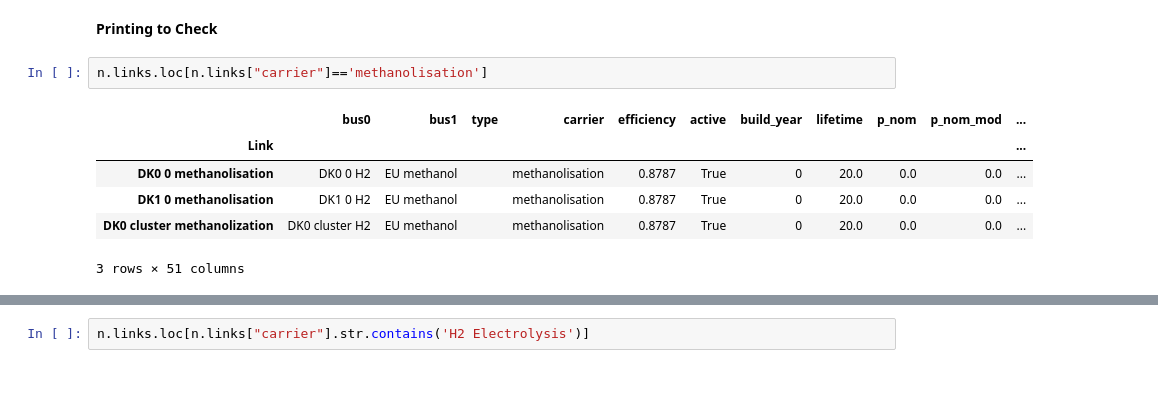
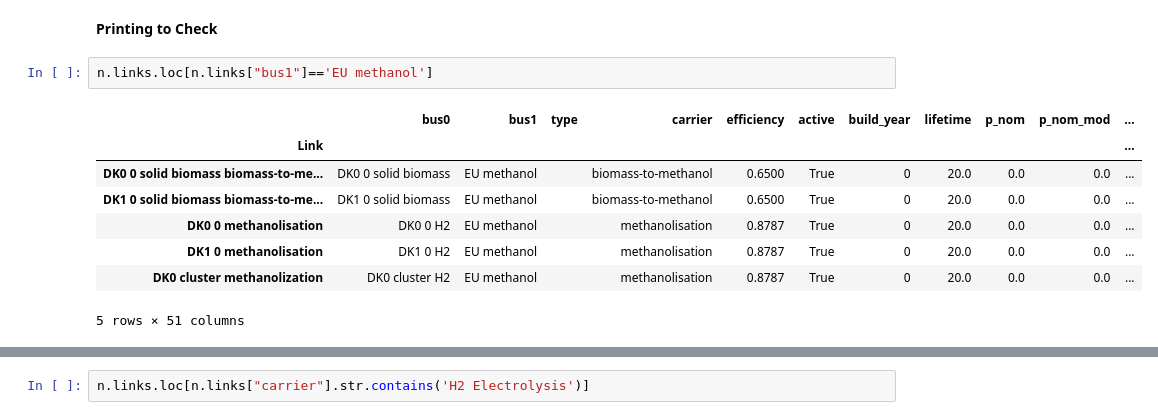
Before and after one commit to FrugisRoss/pypsa-eur, a Jupyter notebook: DK_clusters.ipynb, the cells around one changed output, grey strips where cells are left out. Drawn from its saved outputs; the diff is of its cells as text; blank space fills up the shorter version.

```diff
--- a/DK_clusters.ipynb
+++ b/DK_clusters.ipynb
@@ -207,11 +296,13 @@ n.links["reversed"] = n.links["reversed"].fillna(False).astype(bool)
 # %% [markdown]
 **Printing to Check**
-# %%
-n.links.loc[n.links["carrier"]=='methanolisation']
-# %% [output]
-|  | bus0 | bus1 | type | carrier | efficiency | active | build_year | lifetime | p_nom | p_nom_mod | ... |
-| Link |  |  |  |  |  |  |  |  |  |  | ... |
-| DK0 0 methanolisation | DK0 0 H2 | EU methanol |  | methanolisation | 0.8787 | True | 0 | 20.0 | 0.0 | 0.0 | ... |
-| DK1 0 methanolisation | DK1 0 H2 | EU methanol |  | methanolisation | 0.8787 | True | 0 | 20.0 | 0.0 | 0.0 | ... |
-| DK0 cluster methanolization | DK0 cluster H2 | EU methanol |  | methanolisation | 0.8787 | True | 0 | 20.0 | 0.0 | 0.0 | ... |
-3 rows × 51 columns
+# %%
+n.links.loc[n.links["bus1"]=='EU methanol']
+# %% [output]
+|  | bus0 | bus1 | type | carrier | efficiency | active | build_year | lifetime | p_nom | p_nom_mod | ... |
+| Link |  |  |  |  |  |  |  |  |  |  | ... |
+| DK0 0 solid biomass biomass-to-me... | DK0 0 solid biomass | EU methanol |  | biomass-to-methanol | 0.6500 | True | 0 | 20.0 | 0.0 | 0.0 | ... |
+| DK1 0 solid biomass biomass-to-me... | DK1 0 solid biomass | EU methanol |  | biomass-to-methanol | 0.6500 | True | 0 | 20.0 | 0.0 | 0.0 | ... |
+| DK0 0 methanolisation | DK0 0 H2 | EU methanol |  | methanolisation | 0.8787 | True | 0 | 20.0 | 0.0 | 0.0 | ... |
+| DK1 0 methanolisation | DK1 0 H2 | EU methanol |  | methanolisation | 0.8787 | True | 0 | 20.0 | 0.0 | 0.0 | ... |
+| DK0 cluster methanolization | DK0 cluster H2 | EU methanol |  | methanolisation | 0.8787 | True | 0 | 20.0 | 0.0 | 0.0 | ... |
+5 rows × 51 columns
```
Also changed, not shown: parts of 25 cells of this notebook, 2 other files.
